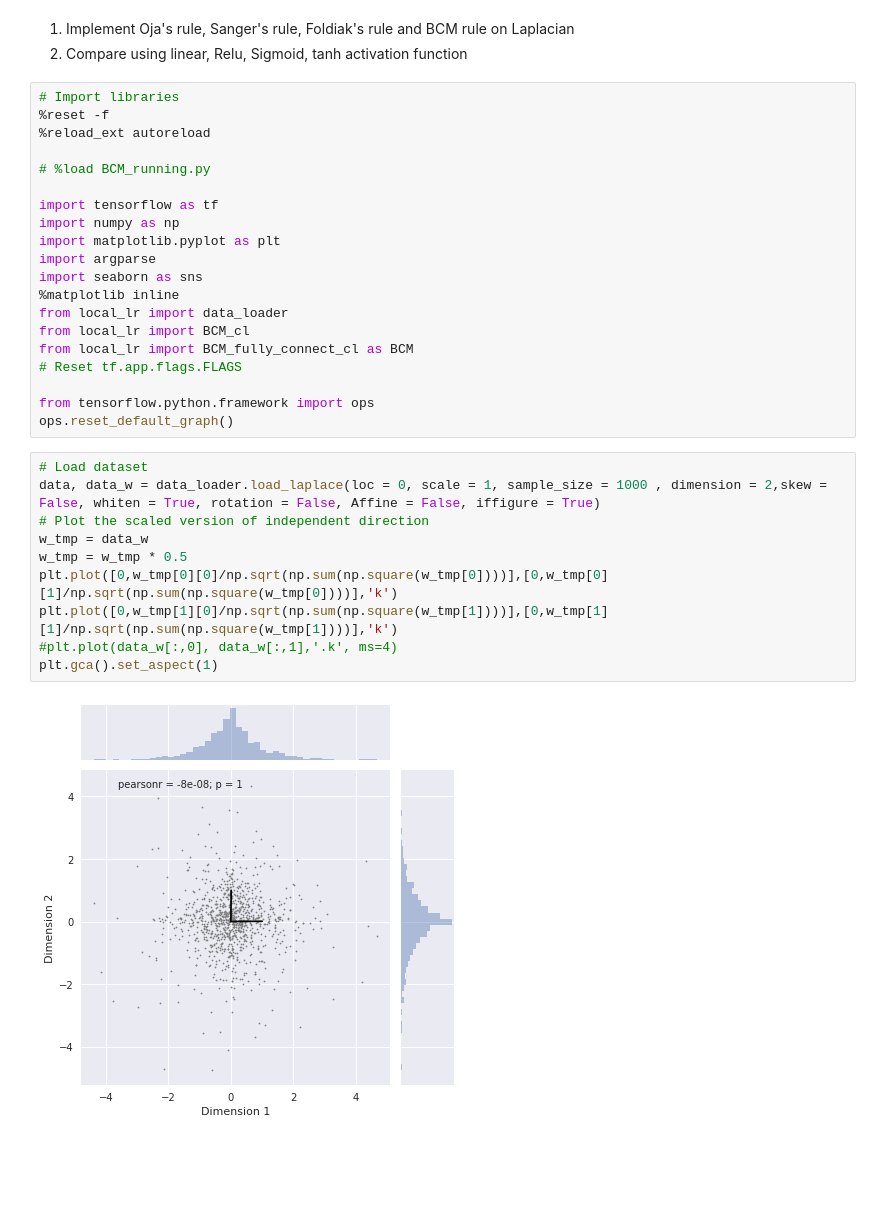
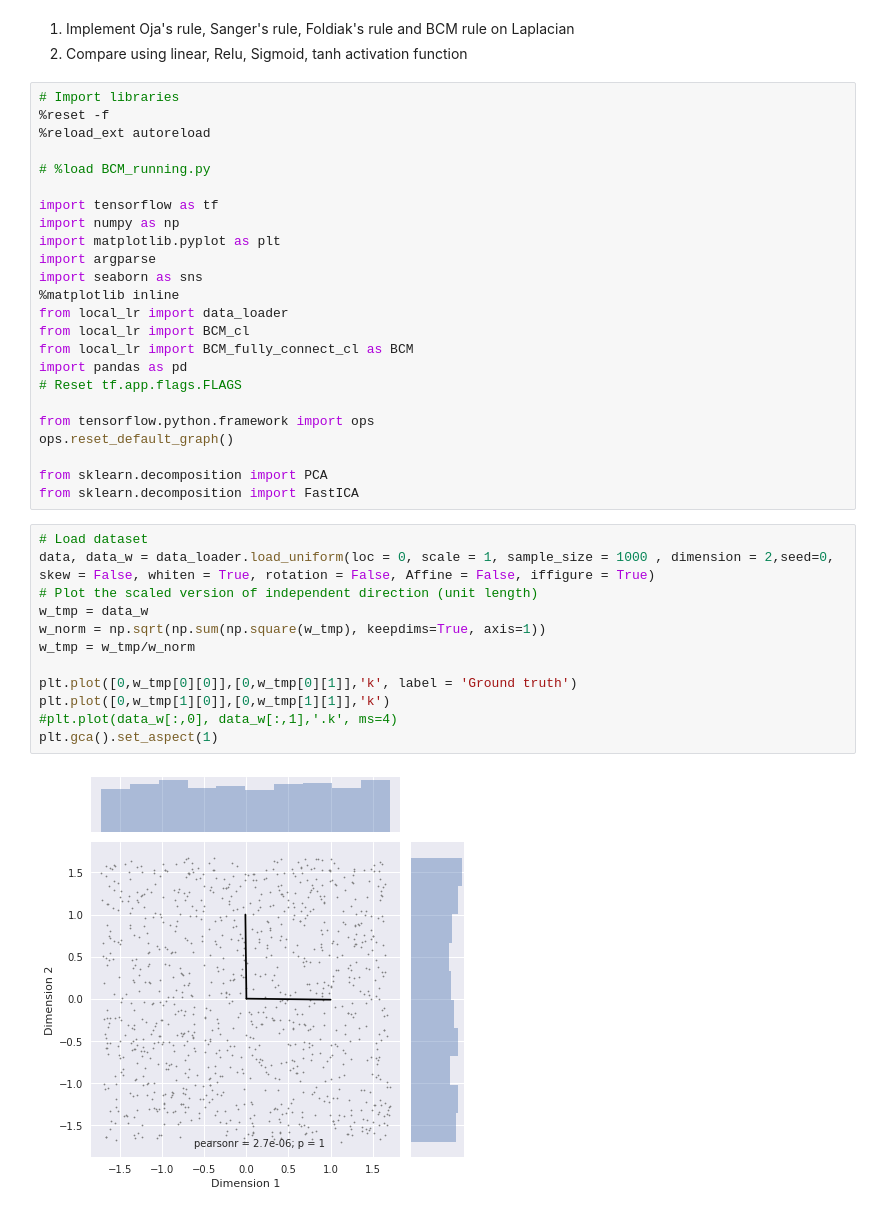
Before and after one commit to ShuangLiBCM/local_lr_unsup, a Jupyter notebook: notebooks/Local_lr_feature_extraction_uniform.ipynb, the cells around one changed output. Drawn from its saved outputs; the diff is of its cells as text; blank space fills up the shorter version.

Commit message:
Updated training with Uniform data'

```diff
--- a/notebooks/Local_lr_feature_extraction_uniform.ipynb
+++ b/notebooks/Local_lr_feature_extraction_uniform.ipynb
@@ -17,19 +17,25 @@ import seaborn as sns
 from local_lr import data_loader
 from local_lr import BCM_cl
 from local_lr import BCM_fully_connect_cl as BCM
+import pandas as pd
 # Reset tf.app.flags.FLAGS
 
 from tensorflow.python.framework import ops
 ops.reset_default_graph()
+
+from sklearn.decomposition import PCA
+from sklearn.decomposition import FastICA
 # %%
 # Load dataset
-data, data_w = data_loader.load_laplace(loc = 0, scale = 1, sample_size = 1000 , dimension = 2,skew = False, whiten = True, rotation = False, Affine = False, iffigure = True)
-# Plot the scaled version of independent direction
+data, data_w = data_loader.load_uniform(loc = 0, scale = 1, sample_size = 1000 , dimension = 2,seed=0, skew = False, whiten = True, rotation = False, Affine = False, iffigure = True)
+# Plot the scaled version of independent direction (unit length)
 w_tmp = data_w
-w_tmp = w_tmp * 0.5
-plt.plot([0,w_tmp[0][0]/np.sqrt(np.sum(np.square(w_tmp[0])))],[0,w_tmp[0][1]/np.sqrt(np.sum(np.square(w_tmp[0])))],'k')
-plt.plot([0,w_tmp[1][0]/np.sqrt(np.sum(np.square(w_tmp[1])))],[0,w_tmp[1][1]/np.sqrt(np.sum(np.square(w_tmp[1])))],'k')
+w_norm = np.sqrt(np.sum(np.square(w_tmp), keepdims=True, axis=1))
+w_tmp = w_tmp/w_norm
+
+plt.plot([0,w_tmp[0][0]],[0,w_tmp[0][1]],'k', label = 'Ground truth')
+plt.plot([0,w_tmp[1][0]],[0,w_tmp[1][1]],'k')
 #plt.plot(data_w[:,0], data_w[:,1],'.k', ms=4)
 plt.gca().set_aspect(1)
 # %% [output]
-[figure, old version]
+[figure, new version]
```
Also changed, not shown: parts of 25 cells of this notebook, 2 other files.
